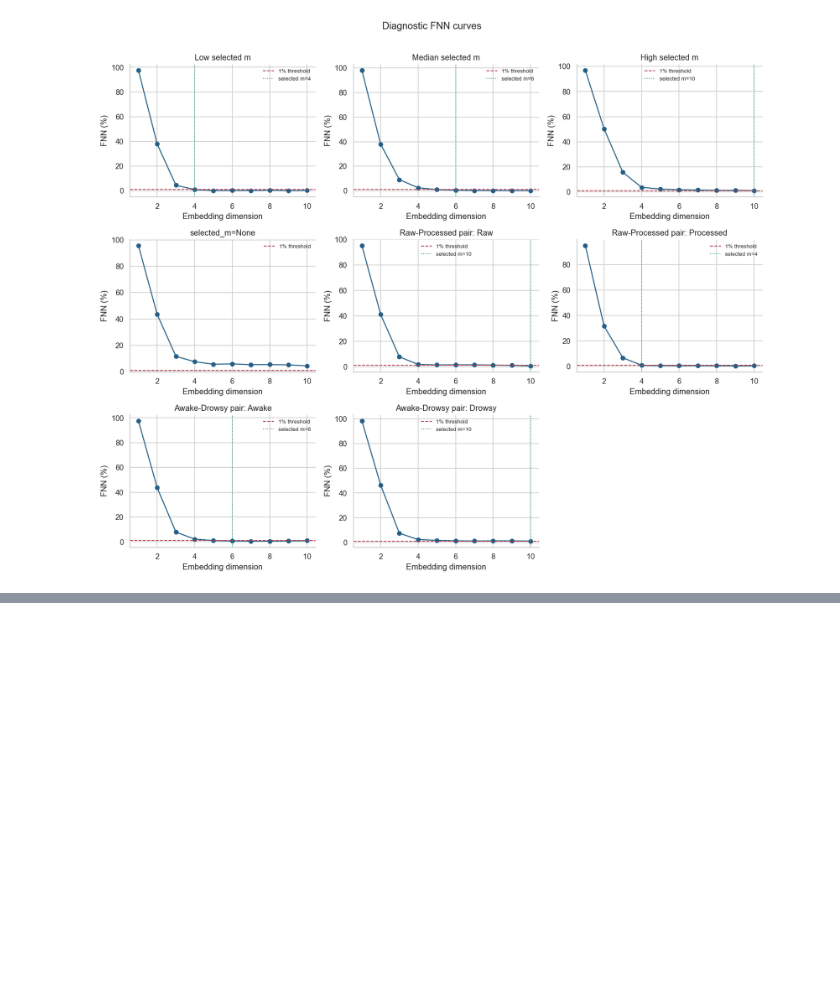
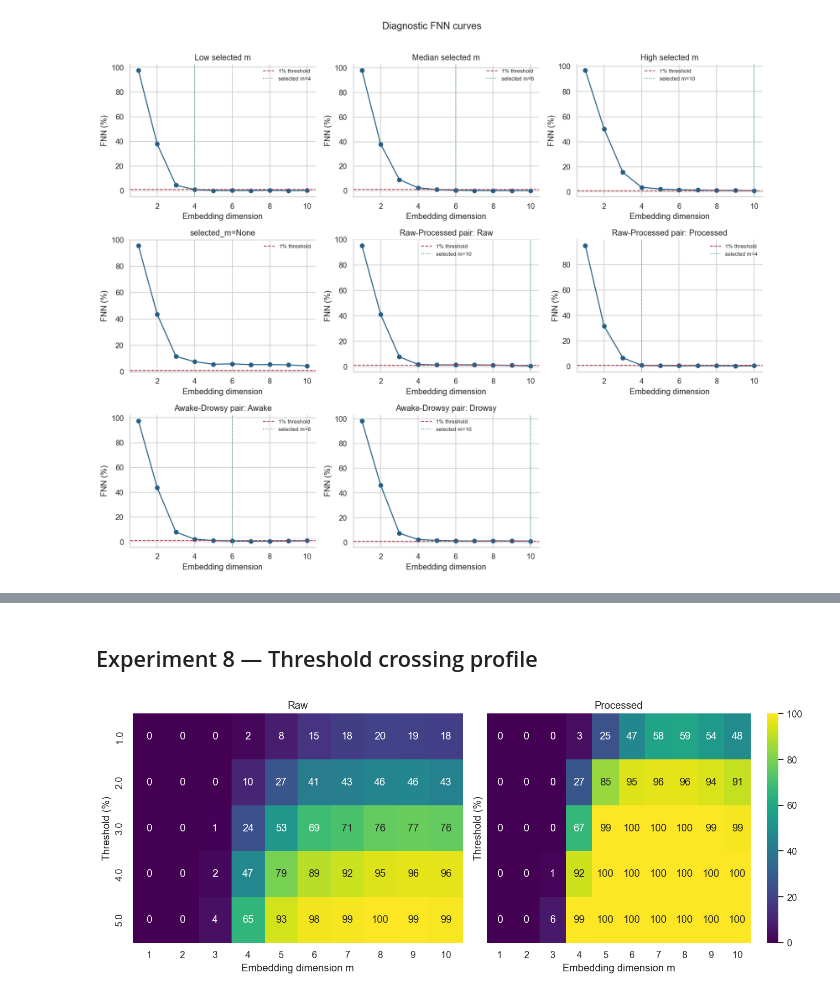
Before and after one commit to Vutu2003/Nonlinear-Time-Series-Analysis, a Jupyter notebook: phase1/notebook/fnn.ipynb, the cells around one changed output, grey strips where cells are left out. Saved outputs shown, nothing was run; the diff lists cells and outputs as text; code cells hidden in the pictures; blank space fills up the shorter version.

```diff
--- a/phase1/notebook/fnn.ipynb
+++ b/phase1/notebook/fnn.ipynb
@@ -1131,0 +1926,47 @@ plt.show()
+# %% [markdown]
+## Experiment 8 — Threshold crossing profile
+# %%
+crossing_rows = []
+for representation, group in threshold_curves.groupby(
+    "representation",
+    observed=True,
+):
+    for dimension, dimension_group in group.groupby(
+        "dimension",
+        observed=True,
+    ):
+        for threshold in THRESHOLDS:
+            crossing_rows.append({
+                "representation": representation,
+                "dimension": dimension,
+                "threshold_pct": threshold,
+                "satisfying_pct": 100.0 * dimension_group[
+                    "fnn_percent"
+                ].le(threshold).mean(),
+            })
+crossing_profile = pd.DataFrame(crossing_rows)
+figure, axes = plt.subplots(1, 2, figsize=(12, 4.8), sharey=True)
+for axis, representation in zip(axes, ("Raw", "Processed")):
+    matrix = crossing_profile[
+        crossing_profile["representation"] == representation
+    ].pivot(
+        index="threshold_pct",
+        columns="dimension",
+        values="satisfying_pct",
+    )
+    sns.heatmap(
+        matrix,
+        annot=True,
+        fmt=".0f",
+        cmap="viridis",
+        vmin=0,
+        vmax=100,
+        cbar=representation == "Processed",
+        ax=axis,
+    )
+    axis.set_title(representation)
+    axis.set_xlabel("Embedding dimension m")
+    axis.set_ylabel("Threshold (%)")
+save_figure(figure, "threshold_dimension_heatmap.png")
+# %% [output]
+[figure, added]
```
Also changed, not shown: parts of 26 cells of this notebook, 21 other files.
